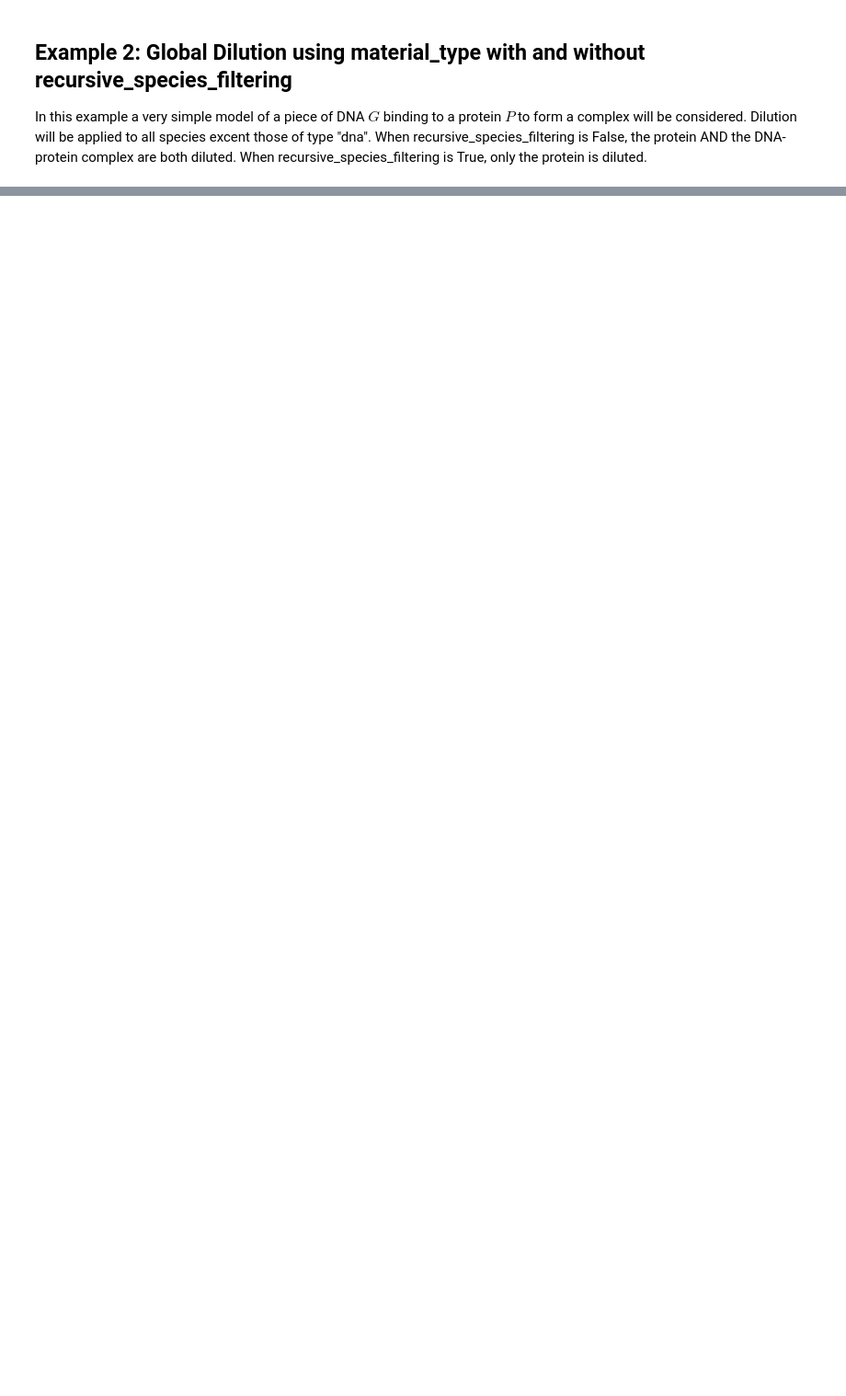
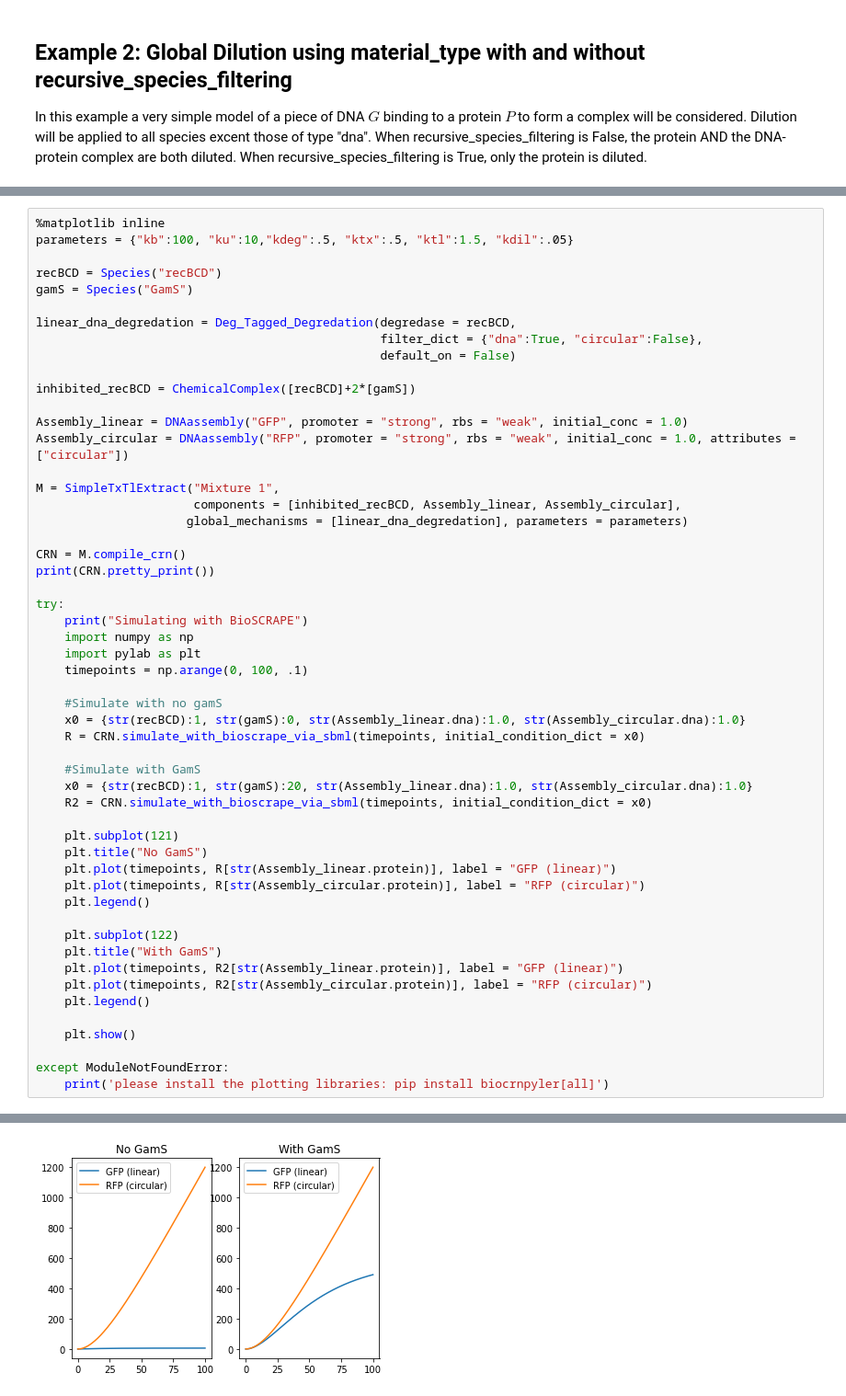
Before and after one commit to BuildACell/bioCRNpyler, a Jupyter notebook: examples/6. Global Mechanisms.ipynb, the cells around one changed output, grey strips where cells are left out. Shown at 92% size. Drawn from its saved outputs; the diff is of its cells as text; blank space fills up the shorter version.

Commit message:
Linear DNA degredation inhibited by gamS Example

```diff
--- a/examples/6. Global Mechanisms.ipynb
+++ b/examples/6. Global Mechanisms.ipynb
@@ -170,0 +174,54 @@ Reactions (2) = [
+# %%
+%matplotlib inline
+parameters = {"kb":100, "ku":10,"kdeg":.5, "ktx":.5, "ktl":1.5, "kdil":.05}
+
+recBCD = Species("recBCD")
+gamS = Species("GamS")
+
+linear_dna_degredation = Deg_Tagged_Degredation(degredase = recBCD,
+                                                filter_dict = {"dna":True, "circular":False},
+                                                default_on = False)
+
+inhibited_recBCD = ChemicalComplex([recBCD]+2*[gamS])
+
+Assembly_linear = DNAassembly("GFP", promoter = "strong", rbs = "weak", initial_conc = 1.0)
+Assembly_circular = DNAassembly("RFP", promoter = "strong", rbs = "weak", initial_conc = 1.0, attributes = ["circular"])
+
+M = SimpleTxTlExtract("Mixture 1",
+                      components = [inhibited_recBCD, Assembly_linear, Assembly_circular],
+                     global_mechanisms = [linear_dna_degredation], parameters = parameters)
+
+CRN = M.compile_crn()
+print(CRN.pretty_print())
+
+try:
+    print("Simulating with BioSCRAPE")
+    import numpy as np
+    import pylab as plt
+    timepoints = np.arange(0, 100, .1)
+
+    #Simulate with no gamS
+    x0 = {str(recBCD):1, str(gamS):0, str(Assembly_linear.dna):1.0, str(Assembly_circular.dna):1.0}
+    R = CRN.simulate_with_bioscrape_via_sbml(timepoints, initial_condition_dict = x0)
+
+    #Simulate with GamS
+    x0 = {str(recBCD):1, str(gamS):20, str(Assembly_linear.dna):1.0, str(Assembly_circular.dna):1.0}
+    R2 = CRN.simulate_with_bioscrape_via_sbml(timepoints, initial_condition_dict = x0)
+
+    plt.subplot(121)
+    plt.title("No GamS")
+    plt.plot(timepoints, R[str(Assembly_linear.protein)], label = "GFP (linear)")
+    plt.plot(timepoints, R[str(Assembly_circular.protein)], label = "RFP (circular)")
+    plt.legend()
+
+    plt.subplot(122)
+    plt.title("With GamS")
+    plt.plot(timepoints, R2[str(Assembly_linear.protein)], label = "GFP (linear)")
+    plt.plot(timepoints, R2[str(Assembly_circular.protein)], label = "RFP (circular)")
+    plt.legend()
+
+    plt.show()
+
+except ModuleNotFoundError:
+    print('please install the plotting libraries: pip install biocrnpyler[all]')
+# %% [output]
@@ -170,0 +245 @@ Reactions (2) = [
+[figure, added]
```
Also changed, not shown: parts of 4 cells of this notebook.
